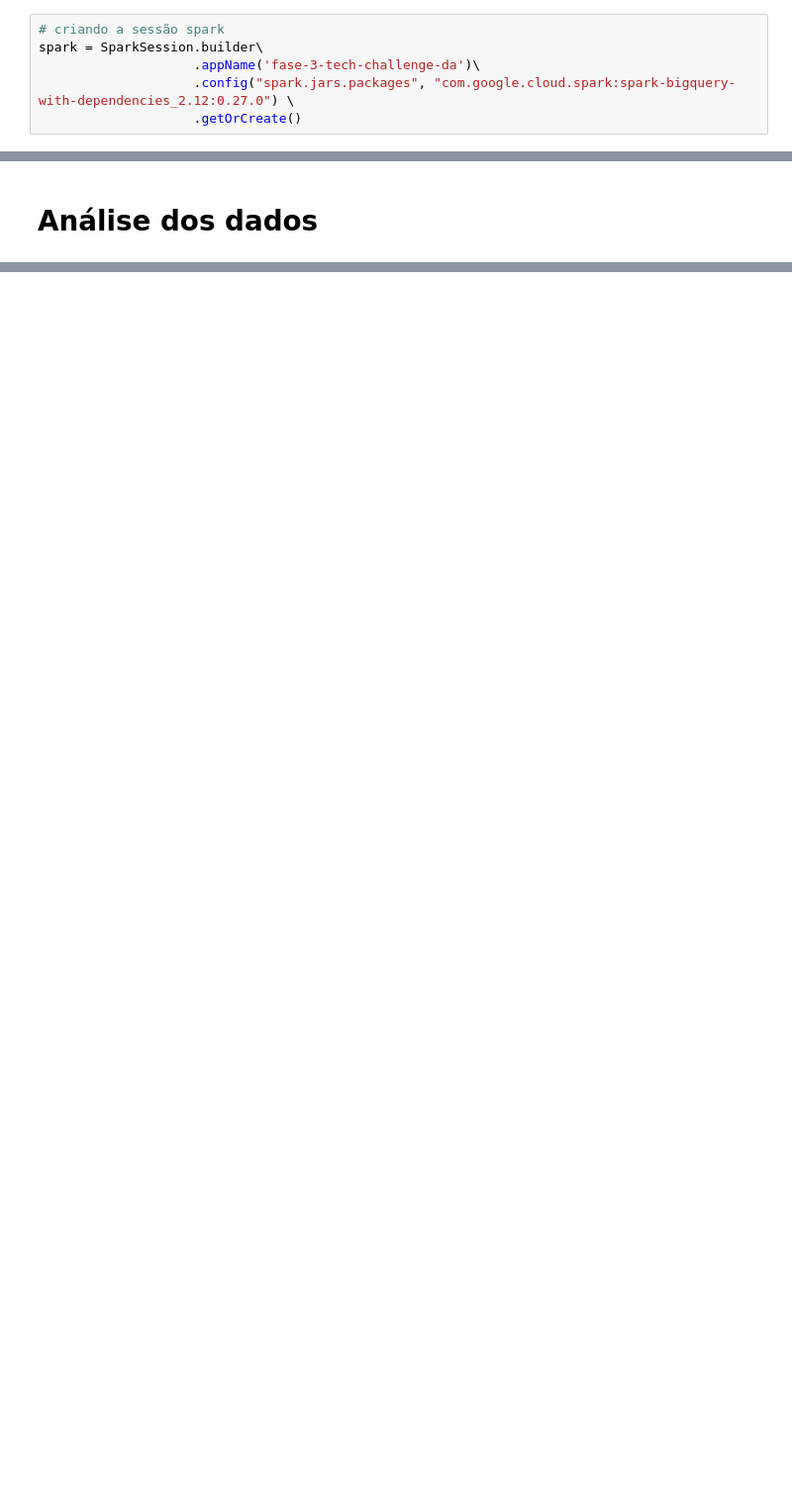
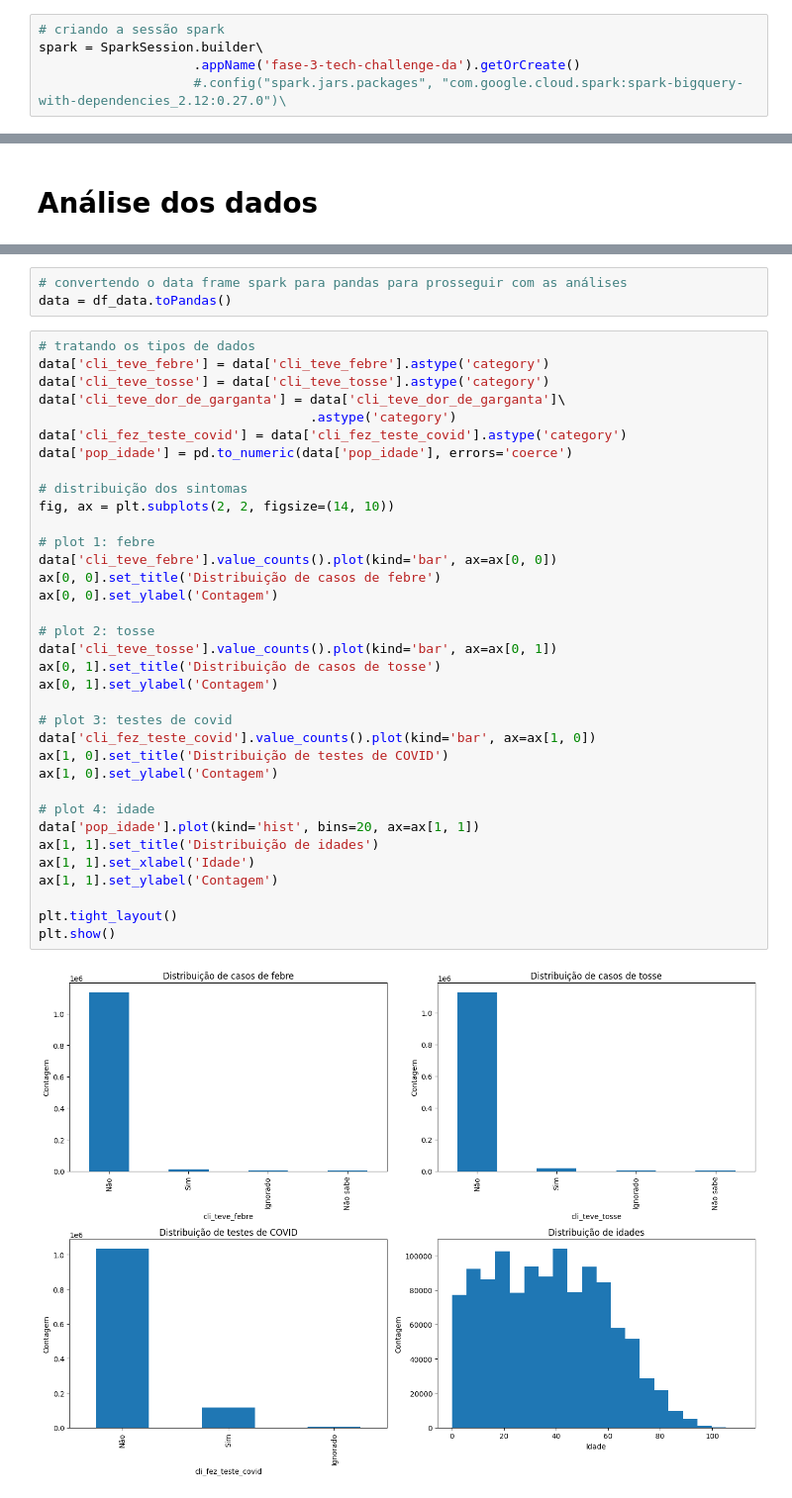
Before and after one commit to edupmon/fiap, a Jupyter notebook: pos-tech/data-analytics/fase-3/02-tech-challenge/fase-3-tech-challenge-data-analytics.ipynb, the cells around one changed output, grey strips where cells are left out. Shown at 99% size. Cells and saved outputs as stored; diff of their text form; blank space fills up the shorter version.

Commit message:
Fase 3 - Tech Challenge

```diff
--- a/pos-tech/data-analytics/fase-3/02-tech-challenge/fase-3-tech-challenge-data-analytics.ipynb
+++ b/pos-tech/data-analytics/fase-3/02-tech-challenge/fase-3-tech-challenge-data-analytics.ipynb
@@ -24,9 +27,8 @@ dados += '/fase-3/02-tech-challenge/dados'
 # %%
 # criando a sessão spark
 spark = SparkSession.builder\
-                    .appName('fase-3-tech-challenge-da')\
-                    .config("spark.jars.packages", "com.google.cloud.spark:spark-bigquery-with-dependencies_2.12:0.27.0") \
-                    .getOrCreate()
+                    .appName('fase-3-tech-challenge-da').getOrCreate()
+                    #.config("spark.jars.packages", "com.google.cloud.spark:spark-bigquery-with-dependencies_2.12:0.27.0")\
 # %% [markdown]
 # Carga dos dados brutos e inclusão dos dados auxiliares
 
@@ -2285,0 +2355,40 @@ Destas 273 selecionou-se as 20 variáveis mais relevantes para a análise consid
+# %%
+# convertendo o data frame spark para pandas para prosseguir com as análises
+data = df_data.toPandas()
+# %%
+# tratando os tipos de dados
+data['cli_teve_febre'] = data['cli_teve_febre'].astype('category')
+data['cli_teve_tosse'] = data['cli_teve_tosse'].astype('category')
+data['cli_teve_dor_de_garganta'] = data['cli_teve_dor_de_garganta']\
+                                   .astype('category')
+data['cli_fez_teste_covid'] = data['cli_fez_teste_covid'].astype('category')
+data['pop_idade'] = pd.to_numeric(data['pop_idade'], errors='coerce')
+
+# distribuição dos sintomas
+fig, ax = plt.subplots(2, 2, figsize=(14, 10))
+
+# plot 1: febre
+data['cli_teve_febre'].value_counts().plot(kind='bar', ax=ax[0, 0])
+ax[0, 0].set_title('Distribuição de casos de febre')
+ax[0, 0].set_ylabel('Contagem')
+
+# plot 2: tosse
+data['cli_teve_tosse'].value_counts().plot(kind='bar', ax=ax[0, 1])
+ax[0, 1].set_title('Distribuição de casos de tosse')
+ax[0, 1].set_ylabel('Contagem')
+
+# plot 3: testes de covid
+data['cli_fez_teste_covid'].value_counts().plot(kind='bar', ax=ax[1, 0])
+ax[1, 0].set_title('Distribuição de testes de COVID')
+ax[1, 0].set_ylabel('Contagem')
+
+# plot 4: idade
+data['pop_idade'].plot(kind='hist', bins=20, ax=ax[1, 1])
+ax[1, 1].set_title('Distribuição de idades')
+ax[1, 1].set_xlabel('Idade')
+ax[1, 1].set_ylabel('Contagem')
+
+plt.tight_layout()
+plt.show()
+# %% [output]
+[figure, added]
```
Also changed, not shown: parts of 13 cells of this notebook, 2 other files.
